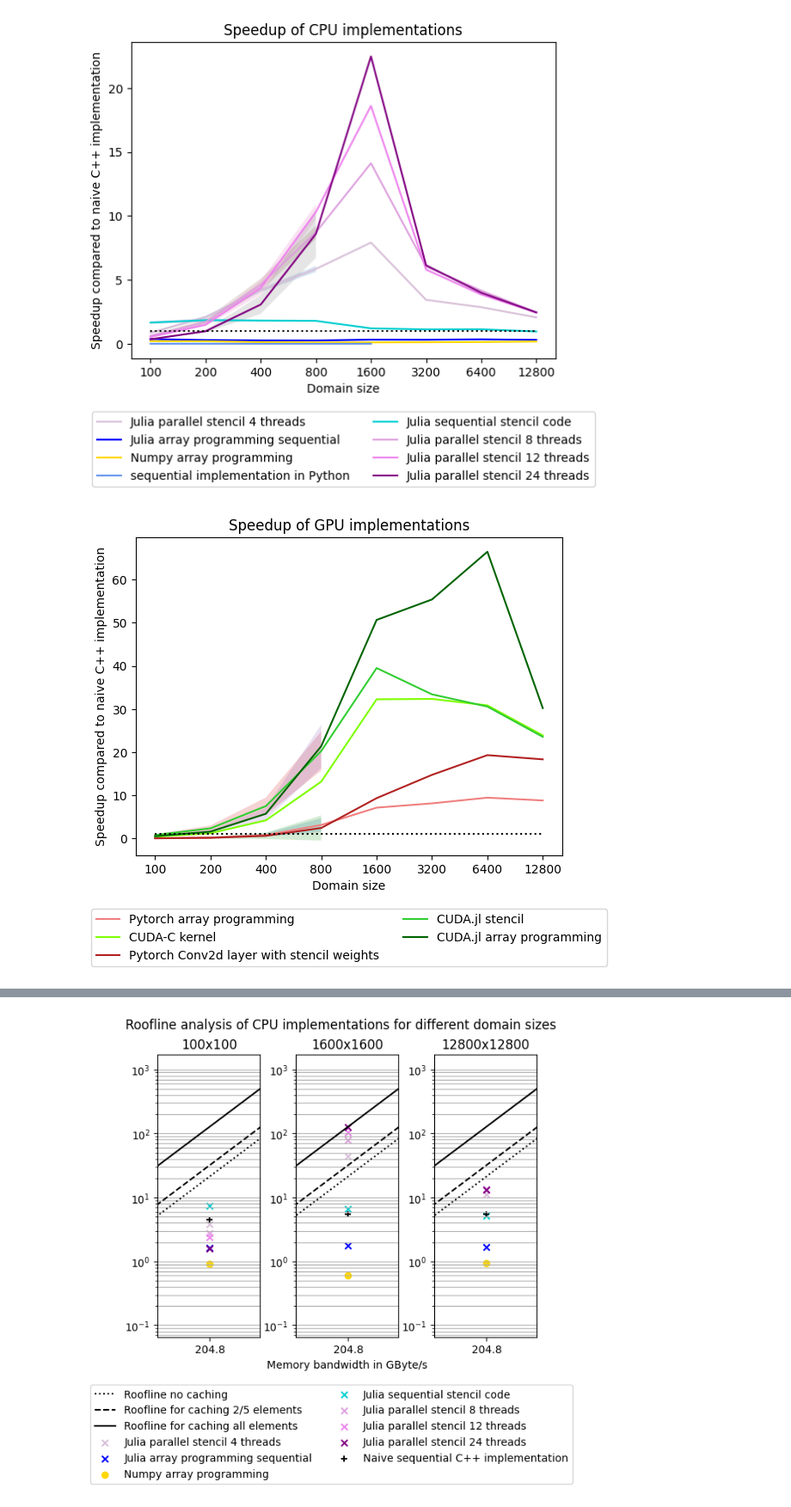
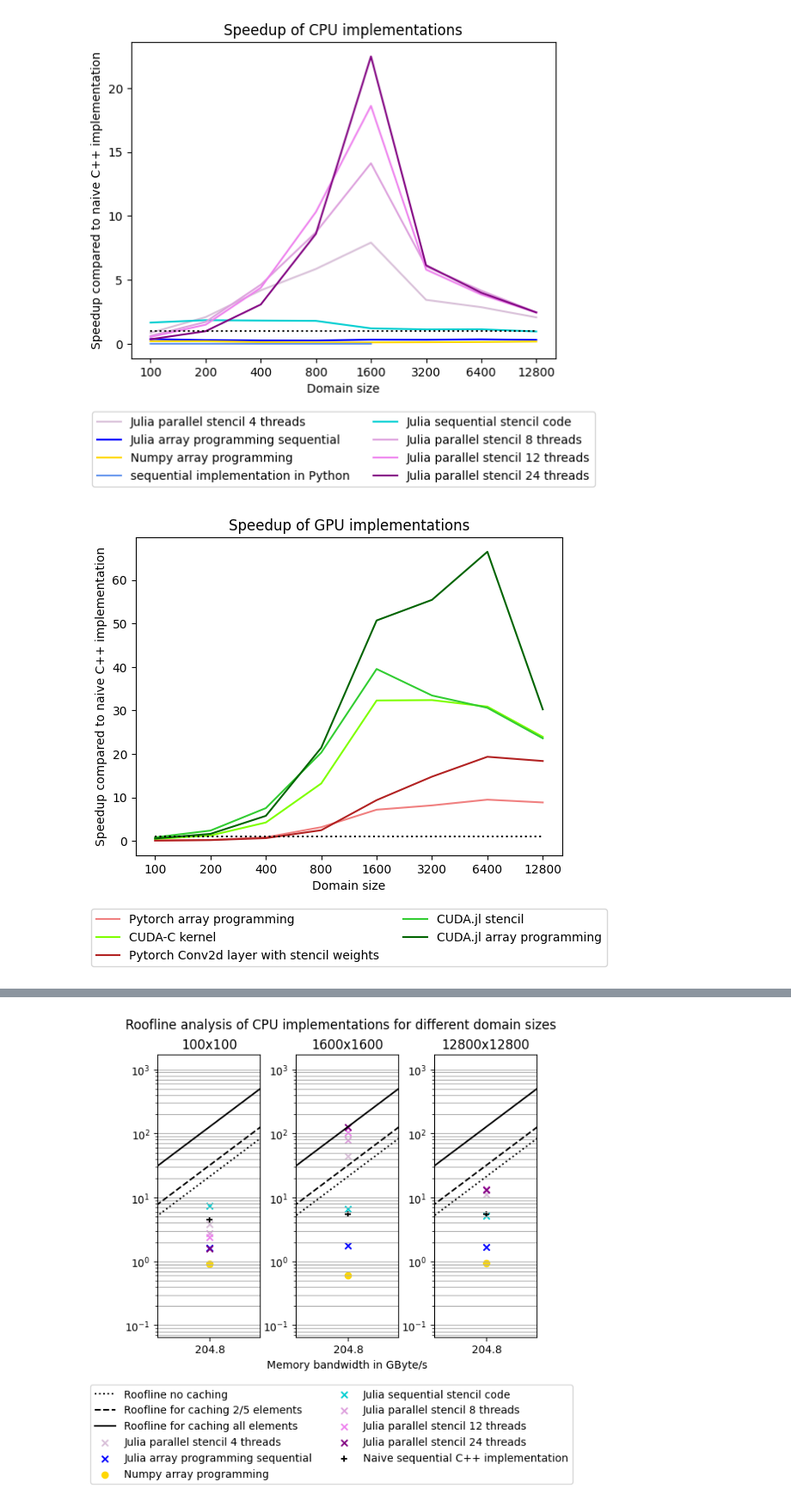
Before and after one commit to peteole/julia-2d-heat-equation, a Jupyter notebook: plotting_daniel.ipynb, the cells around one changed output, grey strips where cells are left out. Shown at 86% size. Drawn from its saved outputs; the diff is of its cells as text; code cells hidden in the pictures.

```diff
--- a/plotting_daniel.ipynb
+++ b/plotting_daniel.ipynb
@@ -88,7 +88,7 @@ implementations_dict["julia_cuda_array"]["label"] = "CUDA.jl array programming"
 implementations_dict["cpp_naive"]["label"] = "Naive sequential C++ implementation"
 
 implementations_dict["julia_parallel_stencil"]["color"] = "thistle"
-implementations_dict["julia_paralel_stencil"]["marker"] =
+implementations_dict["julia_parallel_stencil"]["marker"] = "."
 implementations_dict["julia_parallel_stencil_8_threads"]["color"] = "plum"
 implementations_dict["julia_parallel_stencil_12_threads"]["color"] = "violet"
 implementations_dict["julia_parallel_stencil_24_threads"]["color"] = "purple"
@@ -111,33 +111,33 @@ implementations_dict["julia_cuda_stencil"]["color"] = "limegreen"
 def plot_implementations(implementations, data_dict, category="mean_speedup"):
     max_x = 0
     max_y = 0
 
     for implementation in implementations:
         data = data_dict[implementation][category]
         space = np.linspace(1, data.size, data.size)
         plt.plot(space, data, label=implementations_dict[implementation]["label"], color=implementations_dict[implementation]["color"])
-        plt.fill_between(space, data - data_dict[implementation]["std_speedup"], data + data_dict[implementation]["std_speedup"], alpha=0.2)
+        #plt.fill_between(space, data - data_dict[implementation]["std_speedup"], data + data_dict[implementation]["std_speedup"], alpha=0.2)
         max_x = np.max([max_x, space.size])
         max_y = np.max([max_y, np.max(data)])
 
     plt.xticks(np.linspace(1, 8, 8), grid_sizes)
     plt.xlabel("Domain size")
     plt.ylabel("Speedup compared to naive C++ implementation")
     plt.legend(bbox_to_anchor=(0.5, -0.15), loc='upper center', ncol=2)
     plt.plot([1, max_x], [1, 1], c="black", linestyle="dotted")
 
 cpu_implementations = ["julia_parallel_stencil", "julia_sequential_array", "numpy_array", "python_lists", "julia_sequential_stencil", "julia_parallel_stencil_8_threads", "julia_parallel_stencil_12_threads", "julia_parallel_stencil_24_threads"]
 gpu_implementations = ["pytorch_array", "cpp_cuda_stencil", "pytorch_conv", "julia_cuda_stencil", "julia_cuda_array"]
 
 plt.title("Speedup of CPU implementations")
 plot_implementations(cpu_implementations, implementations_dict)
 plt.savefig("figures/speedup_cpu_implementations.pdf",bbox_inches='tight')
 plt.show()
 
 plt.title("Speedup of GPU implementations")
 plot_implementations(gpu_implementations, implementations_dict)
 plt.savefig("figures/speedup_gpu_implementations.pdf",bbox_inches='tight')
 plt.show()
 # %% [output]
-[figure, old version]
+[figure, new version]
-[figure, old version]
+[figure, new version]
```
Also changed, not shown: parts of 2 cells of this notebook.
